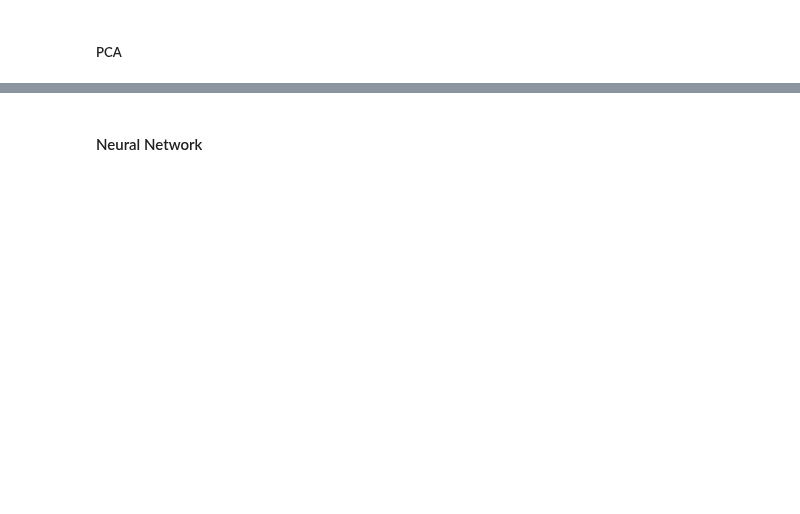
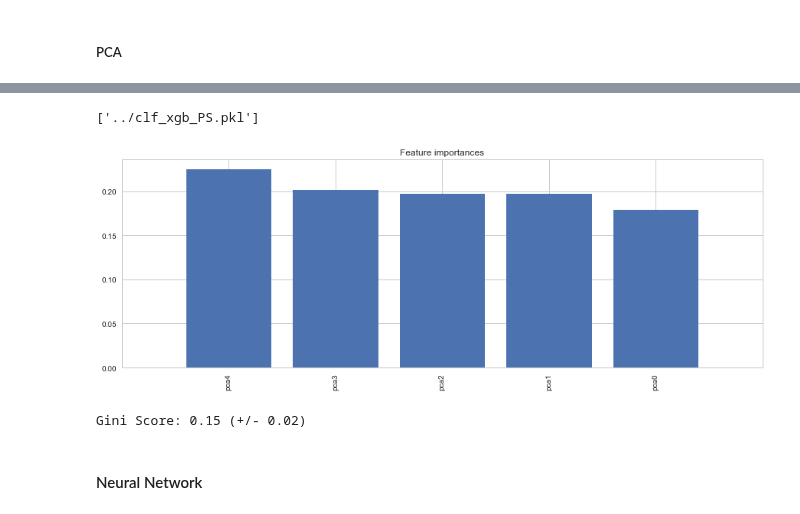
Before and after one commit to paulaceccon/ml-playground, a Jupyter notebook: Kernels/PortoSeguro.ipynb, the cells around one changed output, grey strips where cells are left out. Saved outputs shown, nothing was run; the diff lists cells and outputs as text; code cells hidden in the pictures; blank space fills up the shorter version.

```diff
--- a/Kernels/PortoSeguro.ipynb
+++ b/Kernels/PortoSeguro.ipynb
@@ -293,0 +304,15 @@ submission.to_csv('clf_rf-output.csv', index=False)
+# %%
+joblib.dump(clf, '../clf_xgb_PS.pkl')
+# %% [output]
+['../clf_xgb_PS.pkl']
+# %%
+clf = joblib.load('../clf_xgb_PS.pkl')
+# %%
+plot_importances(clf, np.array(['pca'+(str(i)) for i in range(5)]))
+# %% [output]
+[figure, added]
+# %%
+scores = cross_val_score(clf, X_test_pca, y_test, scoring=gini_sklearn, cv=3)
+print("Gini Score: %0.2f (+/- %0.2f)" % (scores.mean(), scores.std() * 2))
+# %% [output]
+Gini Score: 0.15 (+/- 0.02)
```
Also changed, not shown: parts of 16 cells of this notebook.
